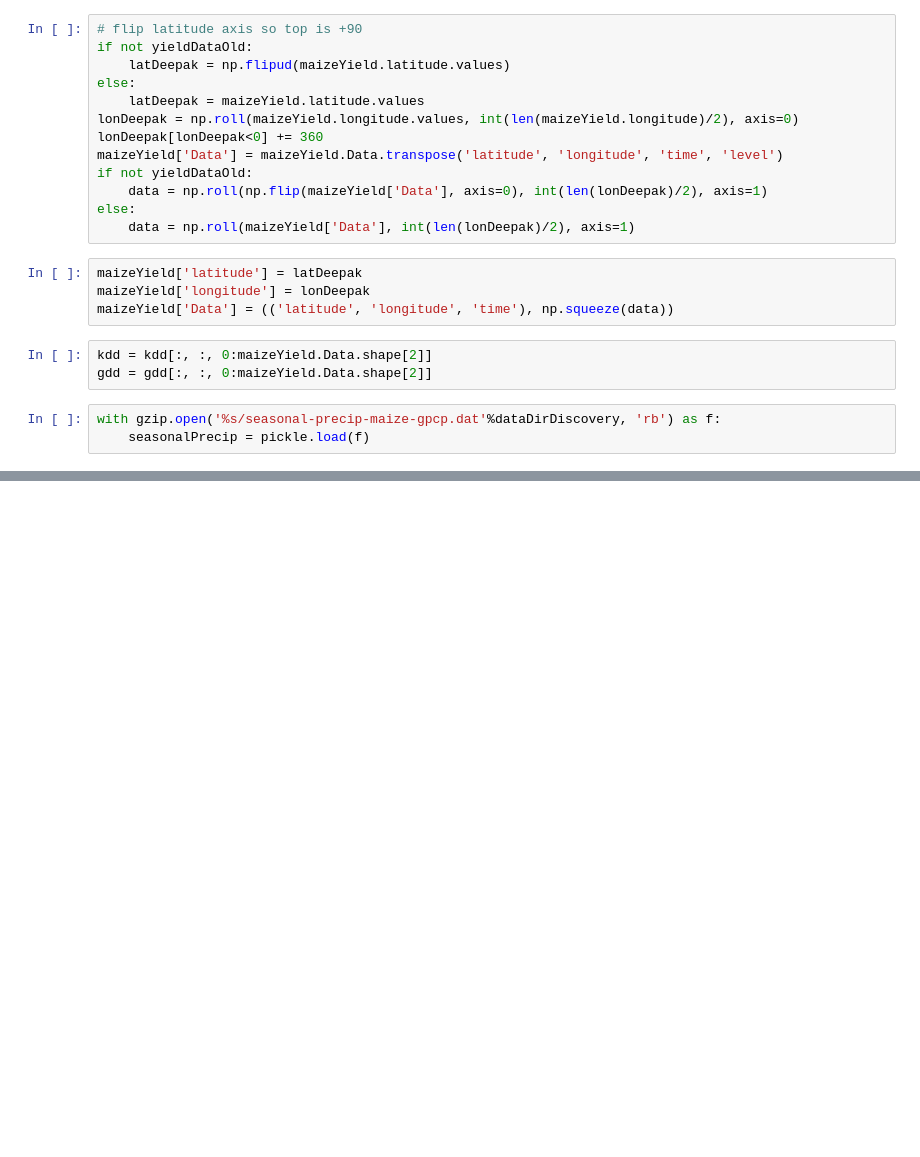
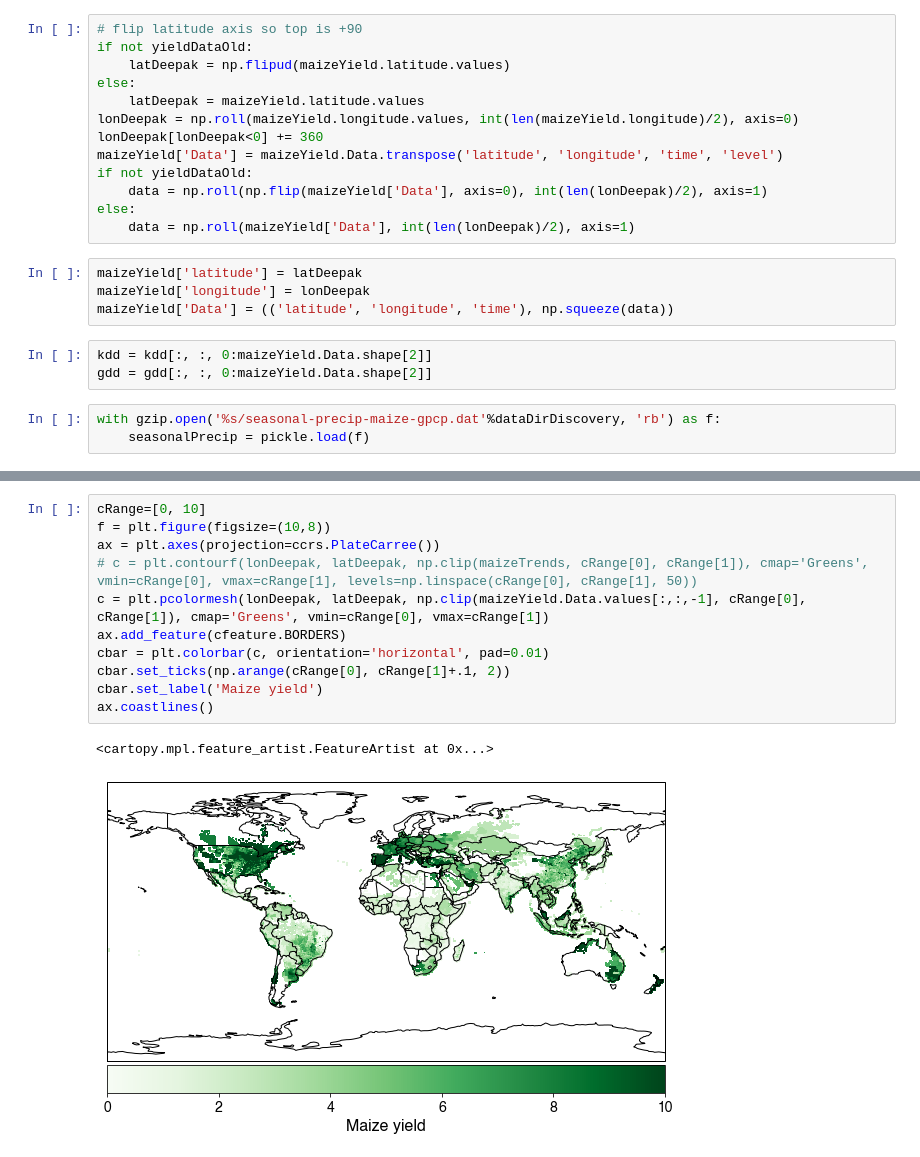
Before and after one commit to ecoffel/grad-research, a Jupyter notebook: 2020-ag-land-climate/ag_global_analysis.ipynb, the cells around one changed output, grey strips where cells are left out. Drawn from its saved outputs; the diff is of its cells as text; blank space fills up the shorter version.

```diff
--- a/2020-ag-land-climate/ag_global_analysis.ipynb
+++ b/2020-ag-land-climate/ag_global_analysis.ipynb
@@ -193 +183,15 @@ else:
+# %%
+cRange=[0, 10]
+f = plt.figure(figsize=(10,8))
+ax = plt.axes(projection=ccrs.PlateCarree())
+# c = plt.contourf(lonDeepak, latDeepak, np.clip(maizeTrends, cRange[0], cRange[1]), cmap='Greens', vmin=cRange[0], vmax=cRange[1], levels=np.linspace(cRange[0], cRange[1], 50))
+c = plt.pcolormesh(lonDeepak, latDeepak, np.clip(maizeYield.Data.values[:,:,-1], cRange[0], cRange[1]), cmap='Greens', vmin=cRange[0], vmax=cRange[1])
+ax.add_feature(cfeature.BORDERS)
+cbar = plt.colorbar(c, orientation='horizontal', pad=0.01)
+cbar.set_ticks(np.arange(cRange[0], cRange[1]+.1, 2))
+cbar.set_label('Maize yield')
+ax.coastlines()
+# %% [output]
+<cartopy.mpl.feature_artist.FeatureArtist at 0x...>
+[figure, added]
 # %%
```
Also changed, not shown: parts of 28 cells of this notebook, 8 other files.
